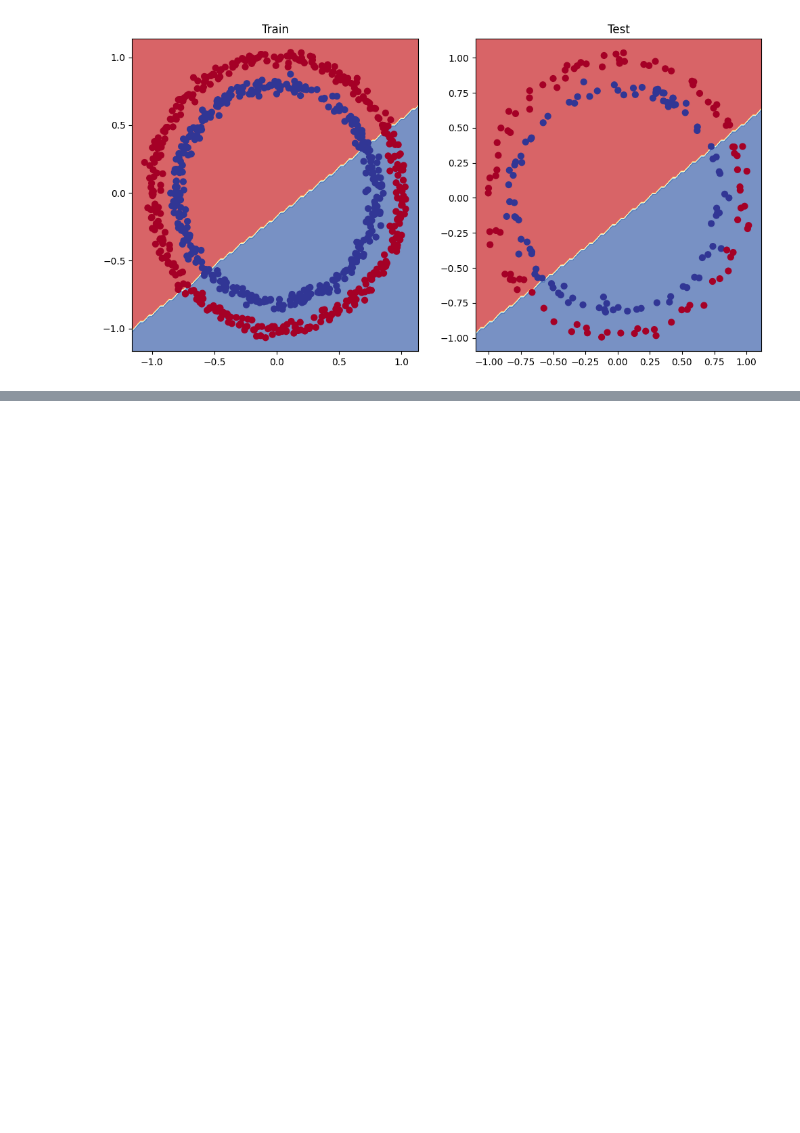
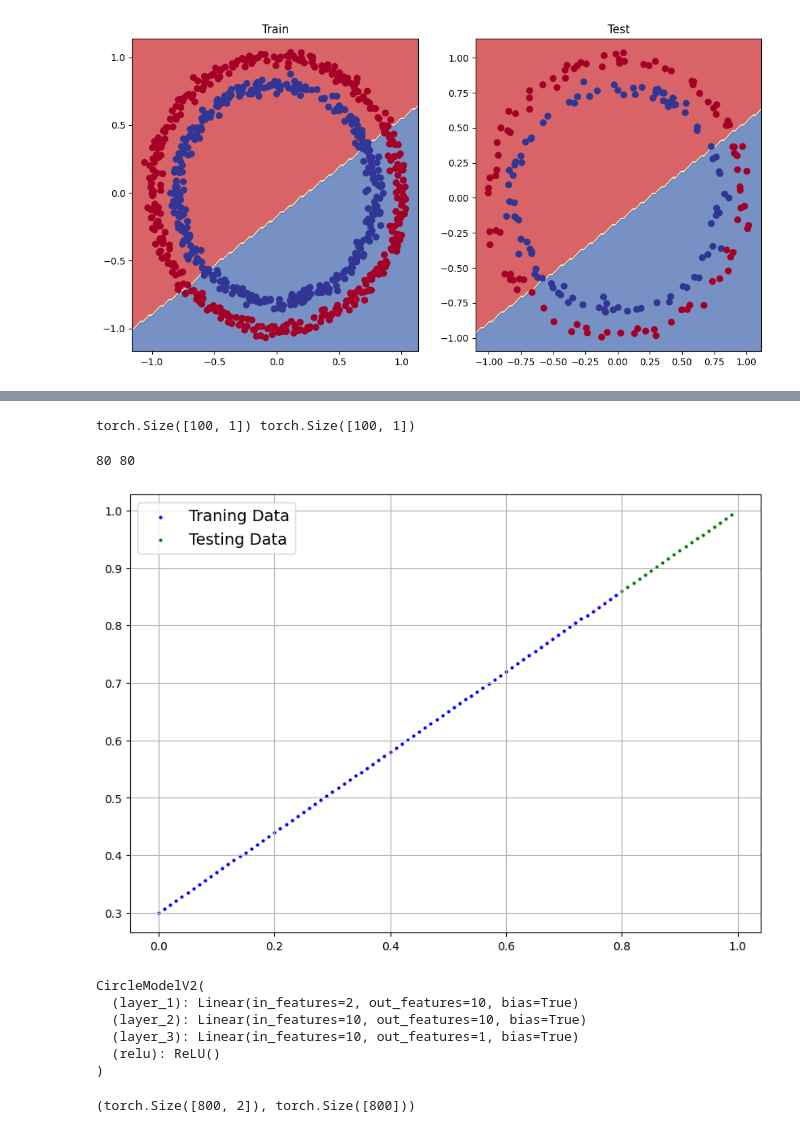
Before and after one commit to Krekken-0/Pytorch-Deep-Learning, a Jupyter notebook: 02_pytorch_classification.ipynb, the cells around one changed output, grey strips where cells are left out. Saved outputs shown, nothing was run; the diff lists cells and outputs as text; code cells hidden in the pictures; blank space fills up the shorter version.

```diff
--- a/02_pytorch_classification.ipynb
+++ b/02_pytorch_classification.ipynb
@@ -277,0 +351,58 @@ plot_decision_boundary(model_0, X_test, y_test)
+# %%
+weight = 0.7
+bias = 0.3
+start = 0
+end = 1
+step = 0.01
+
+X_regression = torch.arange(start, end, step).unsqueeze(dim=1)
+y_regression = weight * X_regression + bias
+
+print(X_regression.shape, y_regression.shape)
+# %% [output]
+torch.Size([100, 1]) torch.Size([100, 1])
+# %%
+train_split = int(0.8 * len(X_regression))
+X_train, y_train = X_regression[:train_split], y_regression[:train_split]
+X_test, y_test = X_regression[train_split:], y_regression[train_split:]
+
+print(len(X_train), len(y_train))
+# %% [output]
+80 80
+# %%
+def plot_predictions(train_data, train_labels, test_data, test_labels, predictions = None):
+    plt.figure(figsize = (10,7))
+
+    plt.scatter(train_data, train_labels, c = "b", s = 4, label = "Traning Data")
+    plt.scatter(test_data, test_labels, c = "g", s= 4, label = "Testing Data")
+
+    if predictions is not None:
+        plt.scatter(test_data, predictions, c = "r", s = 4, label = "Predictions")
+
+    plt.legend(loc = "upper left", prop={"size": 14})
+    plt.grid()
+# %%
+plot_predictions(train_data=X_train, test_data=X_test, train_labels=y_train, test_labels=y_test)
+# %% [output]
+[figure, added]
+# %%
+class CircleModelV2(nn.Module):
+    def __init__(self):
+        super().__init__()
+        self.layer_1 = nn.Linear(in_features=2, out_features=10)
+        self.layer_2 = nn.Linear(in_features=10, out_features=10)
+        self.layer_3 = nn.Linear(in_features=10, out_features=1)
+        self.relu = nn.ReLU()
+
+    def forward(self, x):
+        return self.layer_3(self.relu(self.layer_2(self.layer_1(x))))
+
+model_3 = CircleModelV2().to(device)
+model_3
+# %% [output]
+CircleModelV2(
+  (layer_1): Linear(in_features=2, out_features=10, bias=True)
+  (layer_2): Linear(in_features=10, out_features=10, bias=True)
+  (layer_3): Linear(in_features=10, out_features=1, bias=True)
+  (relu): ReLU()
+)
@@ -277,0 +429,4 @@ plot_decision_boundary(model_0, X_test, y_test)
+# %%
+X_train.shape, y_train.shape
+# %% [output]
+(torch.Size([800, 2]), torch.Size([800]))
```
Also changed, not shown: parts of 17 cells of this notebook.
